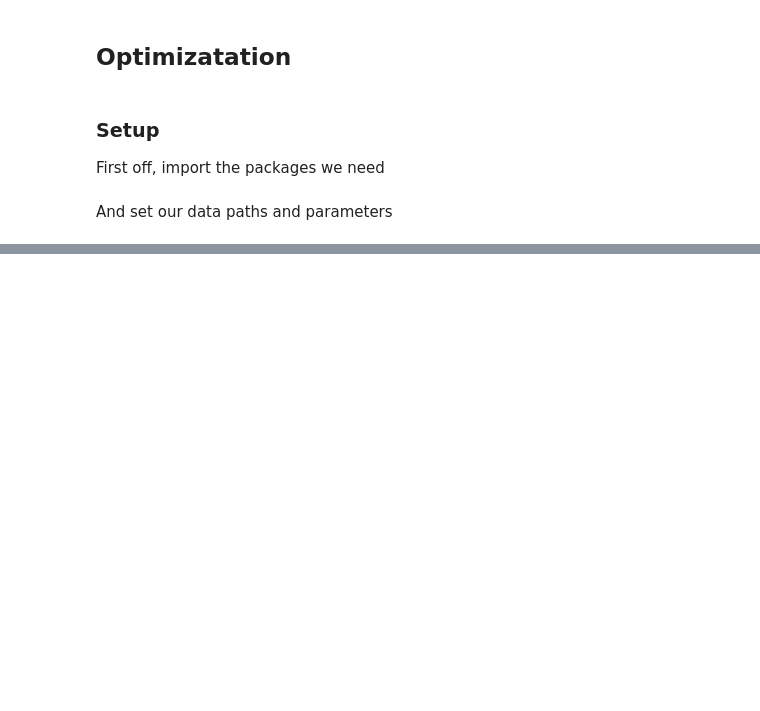
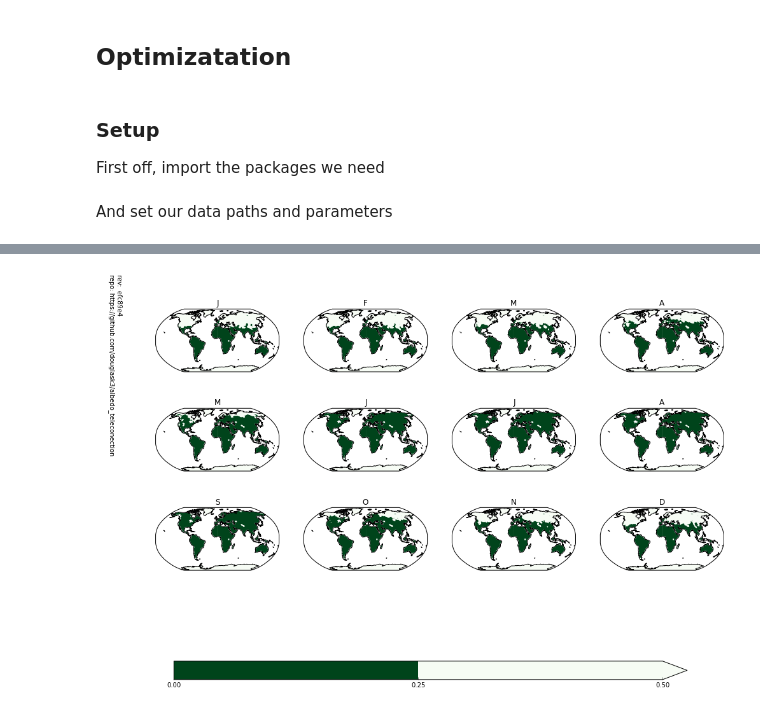
Before and after one commit to douglask3/albedo_teleconection, a Jupyter notebook: make_data_experiments.ipynb, the cells around one changed output, grey strips where cells are left out. Saved outputs shown, nothing was run; the diff lists cells and outputs as text; code cells hidden in the pictures; blank space fills up the shorter version.

```diff
--- a/make_data_experiments.ipynb
+++ b/make_data_experiments.ipynb
@@ -36,0 +62,6 @@ dat = iris.load(datFile)
+# %%
+snw_cover = snw[0:12].copy()
+snw_cover.data = snw_cover.data > 0.0
+plot_cubes_map(snw_cover, 'JFMAMJJASOND', 'Greens_r', np.array([0.0, 0.25, 0.5]), figXscale = 2, figYscale = 0.67, extend = 'max')
+# %% [output]
+[figure, added]
```
Also changed, not shown: parts of 6 cells of this notebook.
